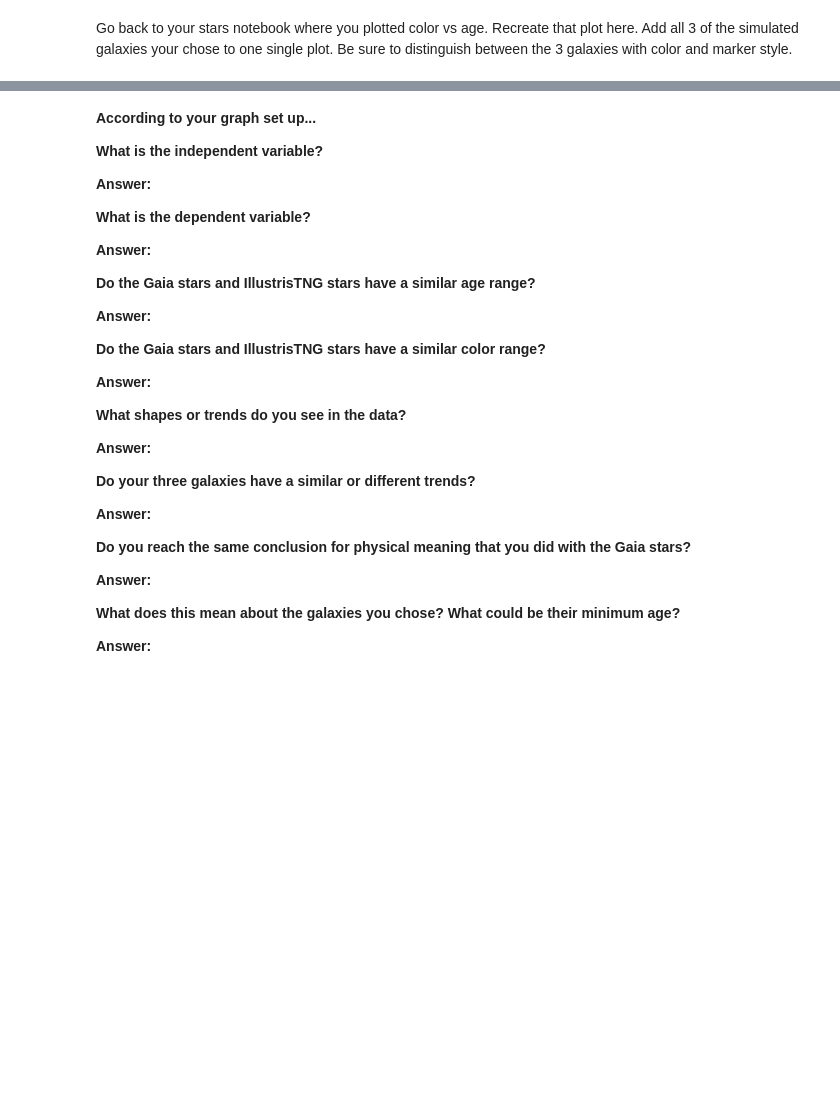
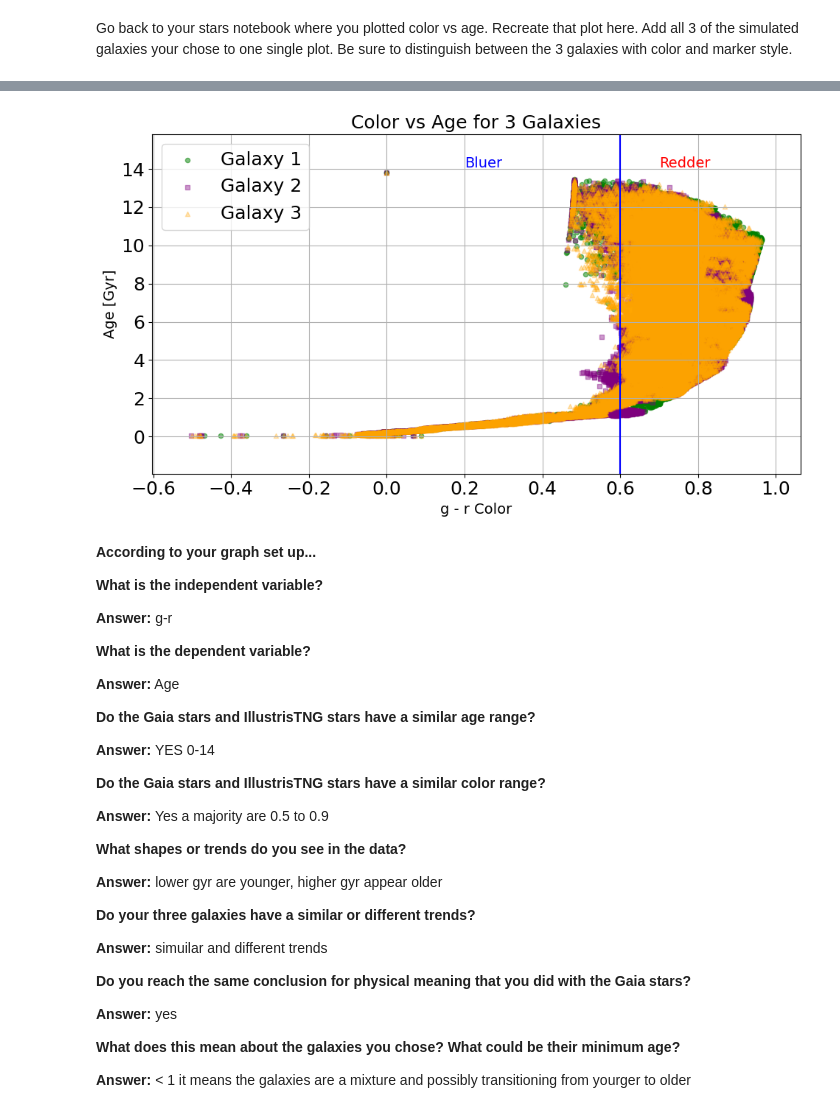
Before and after one commit to PrisonTeachingInitiative/CFR-2025, a Jupyter notebook: Astro/Blank/6 - Simulated Galaxies Pt1.ipynb, the cells around one changed output, grey strips where cells are left out. Drawn from its saved outputs; the diff is of its cells as text; code cells hidden in the pictures; blank space fills up the shorter version.

```diff
--- a/Astro/Blank/6 - Simulated Galaxies Pt1.ipynb
+++ b/Astro/Blank/6 - Simulated Galaxies Pt1.ipynb
@@ -339,34 +279,76 @@ KeyError: 'Age [Gyr]'
+# %%
+ #scatter plot of color vs age in all 3 galaxies. try experimenting with "alpha" so you can see the data
+import numpy as np
+import matplotlib.pyplot as plt
+
+
+
+galaxy1_age = data1["age [Gyr]"]
+galaxy2_age = data2["age [Gyr]"]
+galaxy3_age = data3["age [Gyr]"]
+
+galaxy1_color = galaxy1_gband - galaxy1_rband
+galaxy2_color = galaxy2_gband - galaxy2_rband
+galaxy3_color = galaxy3_gband - galaxy3_rband
+
+plt.figure(figsize=(10, 6))
+
+plt.scatter(galaxy1_color, galaxy1_age, color='green', marker='o', s=20, alpha=0.5, label='Galaxy 1')
+plt.scatter(galaxy2_color, galaxy2_age, color='purple', marker='s', s=20, alpha=0.4, label='Galaxy 2')
+plt.scatter(galaxy3_color, galaxy3_age, color='orange', marker='^',s=20, alpha=0.3, label='Galaxy 3')
+
+plt.title("Color vs Age for 3 Galaxies", fontsize=18)
+plt.xlabel("g - r Color", fontsize=14)
+plt.ylabel("Age [Gyr]", fontsize=14)
+
+# Combine data
+all_colors = np.concatenate([galaxy1_color, galaxy2_color, galaxy3_color])
+all_ages = np.concatenate([galaxy1_age, galaxy2_age, galaxy3_age])
+
+plt.axvline(0.6, color='blue', linestyle='-')
+plt.text(0.2, all_ages.max()*1.02, 'Bluer', color='blue', fontsize=14)
+plt.text(0.7, all_ages.max()*1.02, 'Redder', color='red', fontsize=14)
+
+plt.xlim(all_colors.min() - 0.1, all_colors.max() + 0.1)
+plt.ylim(all_ages.min() - 2, all_ages.max() + 2)
+
+plt.legend()
+plt.grid(True)
+plt.tight_layout()
+plt.show()
+# %% [output]
+[figure, added]
 # %% [markdown]
 **According to your graph set up...**
 
 **What is the independent variable?**
 
-**Answer:**
+**Answer:** g-r
 
 **What is the dependent variable?**
 
-**Answer:**
+**Answer:** Age
 
 **Do the Gaia stars and IllustrisTNG stars have a similar age range?**
 
-**Answer:**
+**Answer:** YES 0-14
 
 **Do the Gaia stars and IllustrisTNG stars have a similar color range?**
 
-**Answer:**
+**Answer:** Yes a majority are  0.5 to 0.9
 
 **What shapes or trends do you see in the data?**
 
-**Answer:**
+**Answer:** lower gyr are younger, higher gyr appear older
 
 **Do your three galaxies have a similar or different trends?**
 
-**Answer:**
+**Answer:** simuilar and different trends
 
 **Do you reach the same conclusion for physical meaning that you did with the Gaia stars?**
 
-**Answer:**
+**Answer:** yes
 
 **What does this mean about the galaxies you chose? What could be their minimum age?**
 
-**Answer:**
+**Answer:** < 1  it means the galaxies are a mixture and possibly transitioning from yourger to older
```
Also changed, not shown: parts of 3 cells of this notebook.
